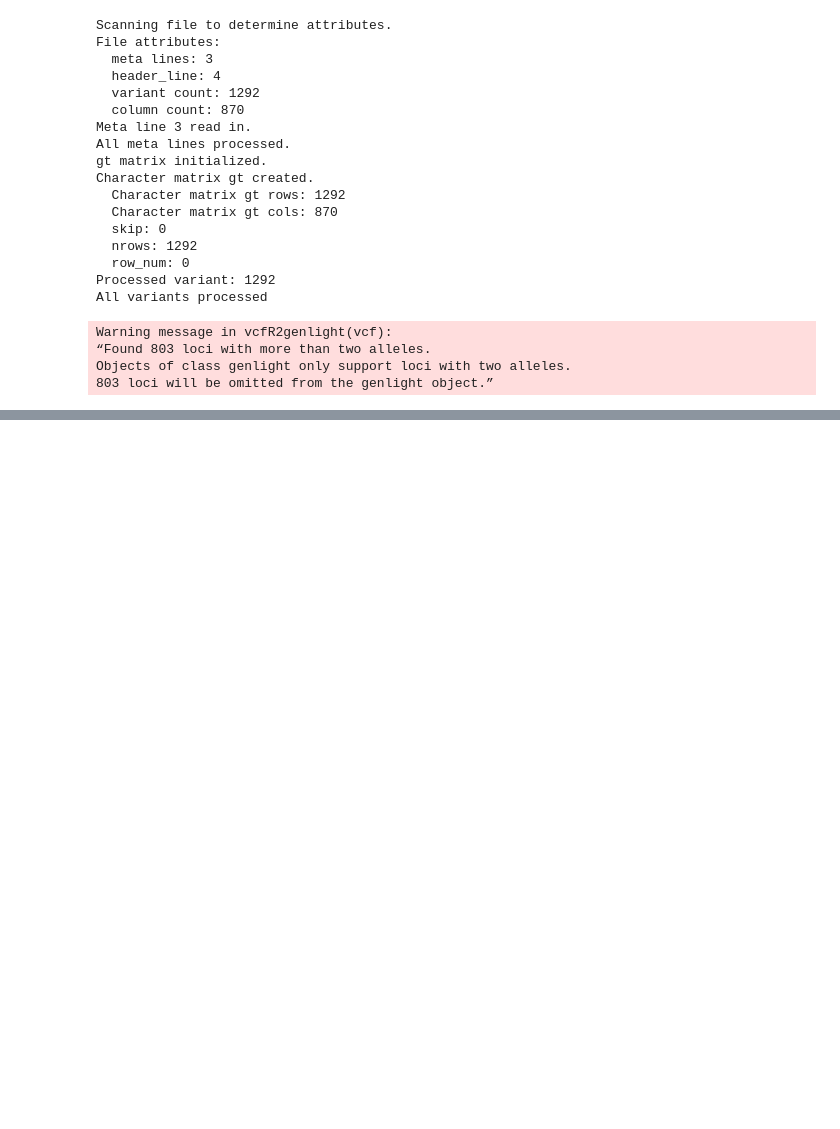
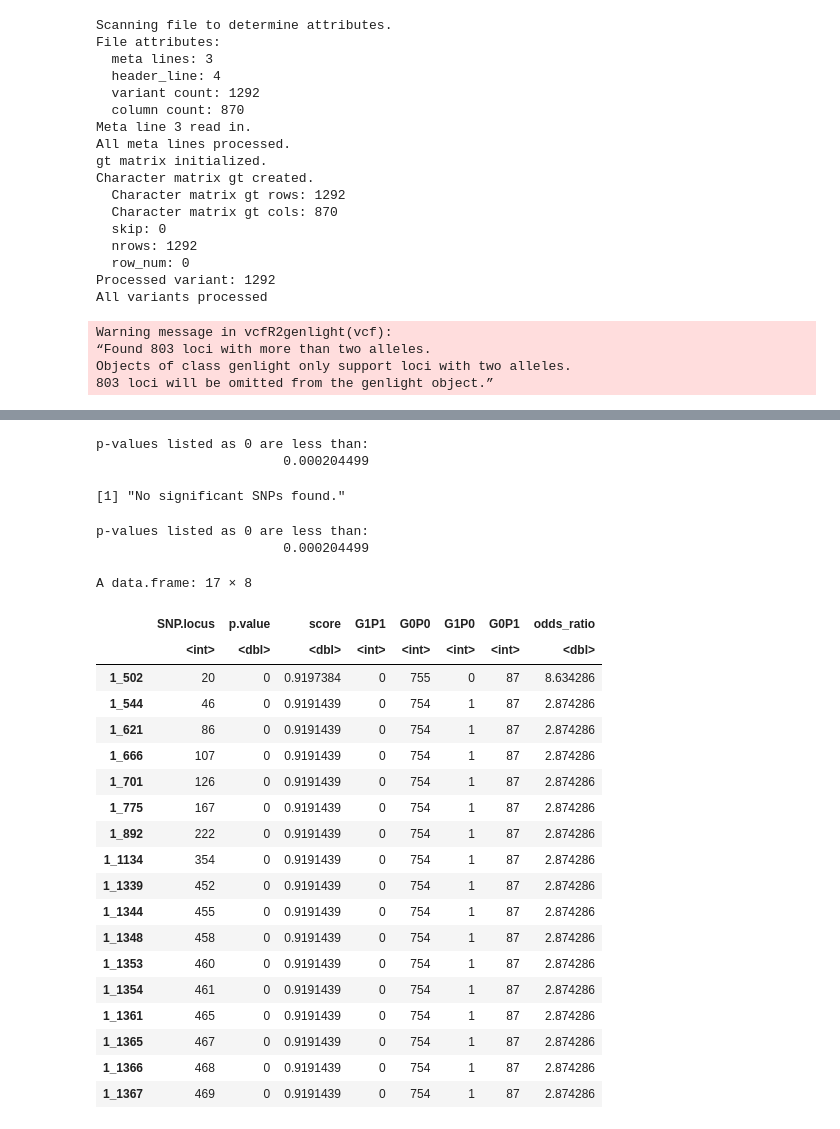
Before and after one commit to ryashpal/alfred-data-analysis, a Jupyter notebook: notebooks/gwas/ecoli/fhue_gene/01.2_run_treewas.ipynb, the cells around one changed output, grey strips where cells are left out. Cells and saved outputs as stored; diff of their text form; code cells hidden in the pictures; blank space fills up the shorter version.

```diff
--- a/notebooks/gwas/ecoli/fhue_gene/01.2_run_treewas.ipynb
+++ b/notebooks/gwas/ecoli/fhue_gene/01.2_run_treewas.ipynb
@@ -153,0 +182,44 @@ Significant loci:
+# %%
+tw_result$simultaneous$min.p.value
+# %% [output]
+p-values listed as 0 are less than:
+                        0.000204499
+# %%
+library(dplyr)
+
+
+tw_result$simultaneous$sig.snps
+# %% [output]
+[1] "No significant SNPs found."
+# %%
+tw_result$subsequent$min.p.value
+# %% [output]
+p-values listed as 0 are less than:
+                        0.000204499
+# %%
+library(dplyr)
+
+
+tw_result$subsequent$sig.snps %>%
+  mutate(odds_ratio = ((G1P1 + 0.5) * (G0P0 + 0.5)) / ((G0P1 + 0.5) * (G1P0 + 0.5)))
+# %% [output]
+A data.frame: 17 × 8
+|  | SNP.locus | p.value | score | G1P1 | G0P0 | G1P0 | G0P1 | odds_ratio |
+|  | <int> | <dbl> | <dbl> | <int> | <int> | <int> | <int> | <dbl> |
+| 1_502 | 20 | 0 | 0.9197384 | 0 | 755 | 0 | 87 | 8.634286 |
+| 1_544 | 46 | 0 | 0.9191439 | 0 | 754 | 1 | 87 | 2.874286 |
+| 1_621 | 86 | 0 | 0.9191439 | 0 | 754 | 1 | 87 | 2.874286 |
+| 1_666 | 107 | 0 | 0.9191439 | 0 | 754 | 1 | 87 | 2.874286 |
+| 1_701 | 126 | 0 | 0.9191439 | 0 | 754 | 1 | 87 | 2.874286 |
+| 1_775 | 167 | 0 | 0.9191439 | 0 | 754 | 1 | 87 | 2.874286 |
+| 1_892 | 222 | 0 | 0.9191439 | 0 | 754 | 1 | 87 | 2.874286 |
+| 1_1134 | 354 | 0 | 0.9191439 | 0 | 754 | 1 | 87 | 2.874286 |
+| 1_1339 | 452 | 0 | 0.9191439 | 0 | 754 | 1 | 87 | 2.874286 |
+| 1_1344 | 455 | 0 | 0.9191439 | 0 | 754 | 1 | 87 | 2.874286 |
+| 1_1348 | 458 | 0 | 0.9191439 | 0 | 754 | 1 | 87 | 2.874286 |
+| 1_1353 | 460 | 0 | 0.9191439 | 0 | 754 | 1 | 87 | 2.874286 |
+| 1_1354 | 461 | 0 | 0.9191439 | 0 | 754 | 1 | 87 | 2.874286 |
+| 1_1361 | 465 | 0 | 0.9191439 | 0 | 754 | 1 | 87 | 2.874286 |
+| 1_1365 | 467 | 0 | 0.9191439 | 0 | 754 | 1 | 87 | 2.874286 |
+| 1_1366 | 468 | 0 | 0.9191439 | 0 | 754 | 1 | 87 | 2.874286 |
+| 1_1367 | 469 | 0 | 0.9191439 | 0 | 754 | 1 | 87 | 2.874286 |
```
Also changed, not shown: parts of 4 cells of this notebook, 8 other files.
